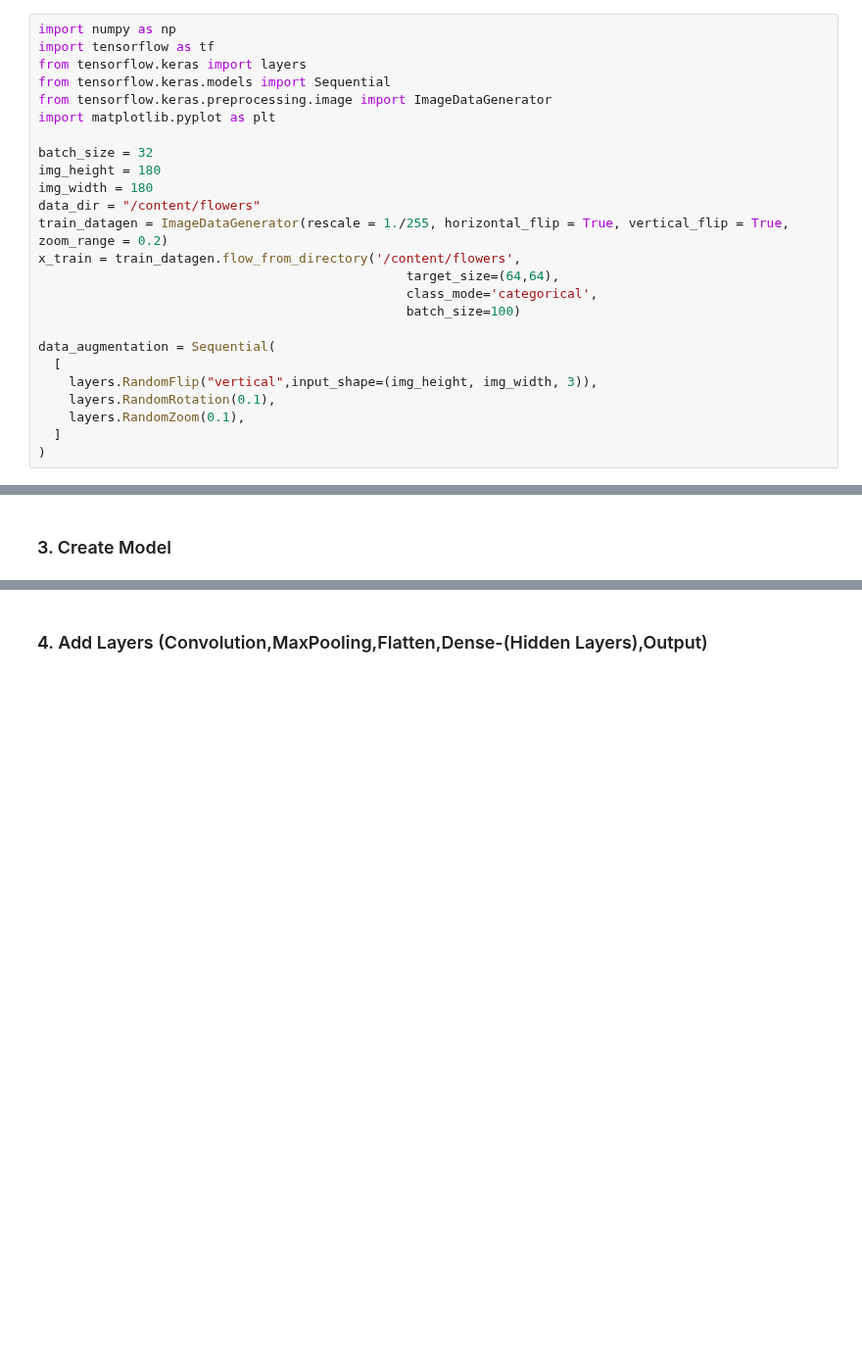
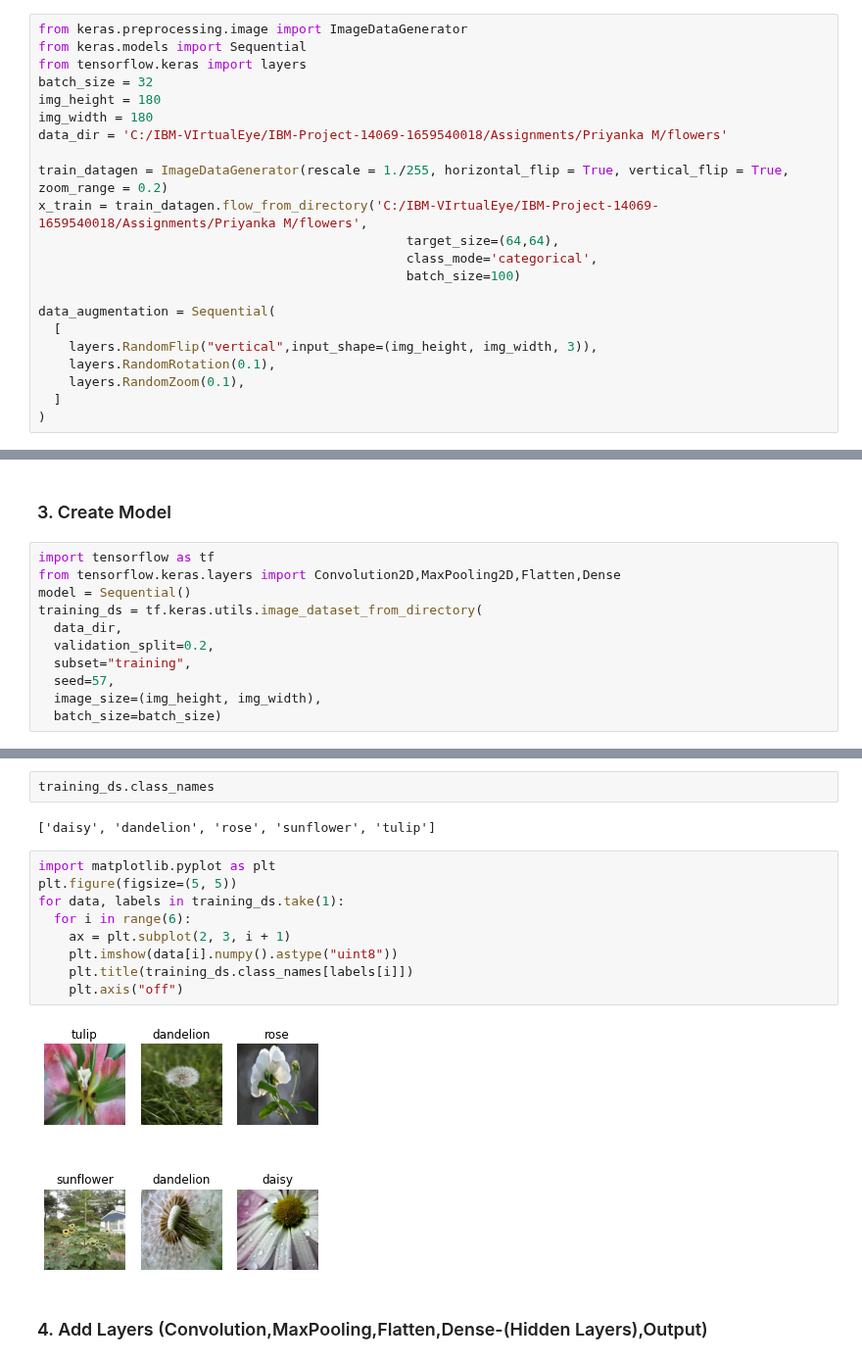
Before and after one commit to IBM-EPBL/IBM-Project-14069-1659540018, a Jupyter notebook: Assignments/Priyanka M/Assignment3.ipynb, the cells around one changed output, grey strips where cells are left out. Shown at 98% size. Saved outputs shown, nothing was run; the diff lists cells and outputs as text; blank space fills up the shorter version.

```diff
--- a/Assignments/Priyanka M/Assignment3.ipynb
+++ b/Assignments/Priyanka M/Assignment3.ipynb
@@ -36,17 +69,14 @@ Done!
 # %%
-import numpy as np
-import tensorflow as tf
+from keras.preprocessing.image import ImageDataGenerator
+from keras.models import Sequential
 from tensorflow.keras import layers
-from tensorflow.keras.models import Sequential
-from tensorflow.keras.preprocessing.image import ImageDataGenerator
-import matplotlib.pyplot as plt
-
 batch_size = 32
 img_height = 180
 img_width = 180
-data_dir = "/content/flowers"
+data_dir = 'C:/IBM-VIrtualEye/IBM-Project-14069-1659540018/Assignments/Priyanka M/flowers'
+
 train_datagen = ImageDataGenerator(rescale = 1./255, horizontal_flip = True, vertical_flip = True, zoom_range = 0.2)
-x_train = train_datagen.flow_from_directory('/content/flowers',
+x_train = train_datagen.flow_from_directory('C:/IBM-VIrtualEye/IBM-Project-14069-1659540018/Assignments/Priyanka M/flowers',
                                                 target_size=(64,64),
                                                 class_mode='categorical',
                                                 batch_size=100)
@@ -63,2 +103,13 @@ ModuleNotFoundError: No module named 'tensorflow'
 # %% [markdown]
 ### 3. Create Model
+# %%
+import tensorflow as tf
+from tensorflow.keras.layers import Convolution2D,MaxPooling2D,Flatten,Dense
+model = Sequential()
+training_ds = tf.keras.utils.image_dataset_from_directory(
+  data_dir,
+  validation_split=0.2,
+  subset="training",
+  seed=57,
+  image_size=(img_height, img_width),
+  batch_size=batch_size)
@@ -65,2 +124,17 @@ ModuleNotFoundError: No module named 'tensorflow'
+# %%
+training_ds.class_names
+# %% [output]
+['daisy', 'dandelion', 'rose', 'sunflower', 'tulip']
+# %%
+import matplotlib.pyplot as plt
+plt.figure(figsize=(5, 5))
+for data, labels in training_ds.take(1):
+  for i in range(6):
+    ax = plt.subplot(2, 3, i + 1)
+    plt.imshow(data[i].numpy().astype("uint8"))
+    plt.title(training_ds.class_names[labels[i]])
+    plt.axis("off")
+# %% [output]
+[figure, added]
 # %% [markdown]
 ### 4. Add Layers (Convolution,MaxPooling,Flatten,Dense-(Hidden Layers),Output)
```
Also changed, not shown: parts of 11 cells of this notebook.
